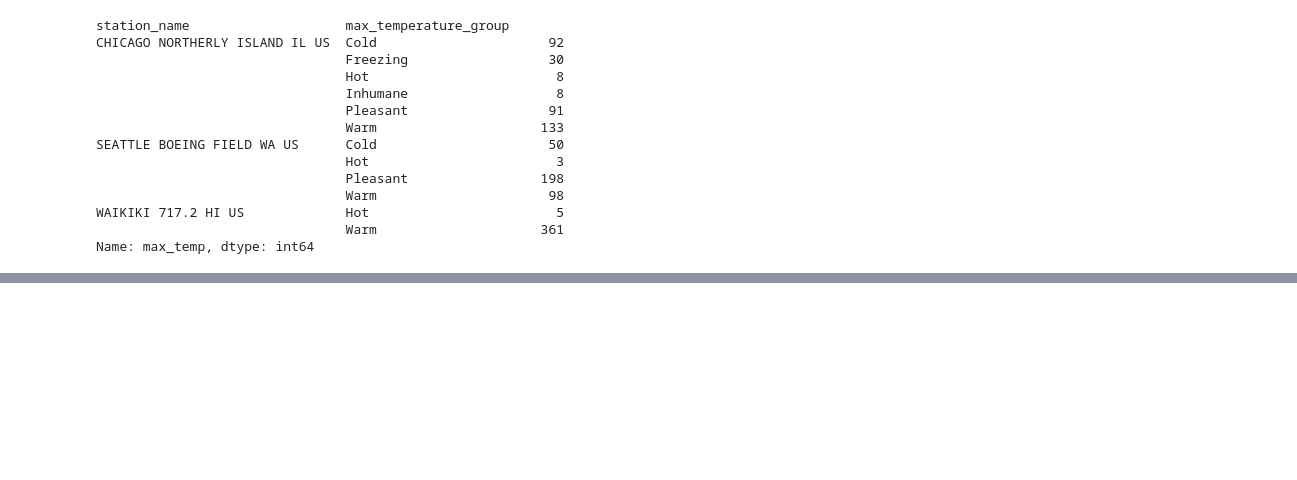
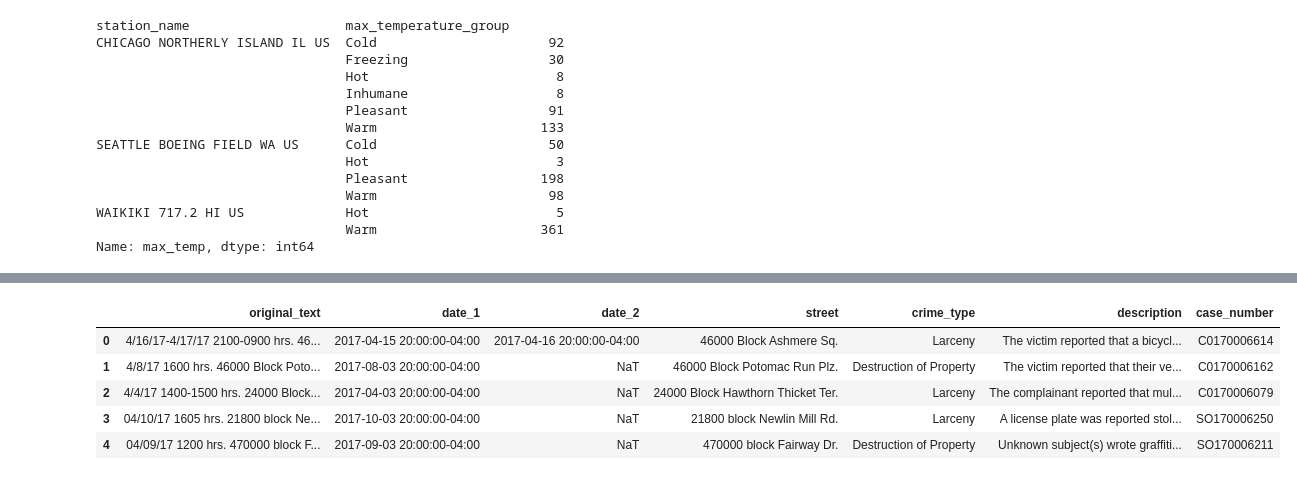
Before and after one commit to BubblyCoder/Personal-Projects, a Jupyter notebook: SQL Refresher/Convert sql to python.ipynb, the cells around one changed output, grey strips where cells are left out. Cells and saved outputs as stored; diff of their text form; code cells hidden in the pictures; blank space fills up the shorter version.

Commit message:
Added regex example 6.0

```diff
--- a/SQL Refresher/Convert sql to python.ipynb
+++ b/SQL Refresher/Convert sql to python.ipynb
@@ -403,0 +479,3 @@ Name: max_temp, dtype: int64
+# %%
+crime_reports = (pd.read_csv(r'C:\Users\Alvin Ong\Practical SQL\practical-sql-master\practical-sql-master\Chapter_13\crime_reports.csv',
+names = ['original_text'],header = None))
@@ -403,0 +500,33 @@ Name: max_temp, dtype: int64
+# %%
+crime_reports =(crime_reports.assign
+    (date_1 = crime_reports['original_text'].str.extract('(\d{1,2}\/\d{1,2}\/\d{2})'),
+     date_2 = crime_reports['original_text'].str.extract('-(\d{1,2}\/\d{1,2}\/\d{1,2})'),
+     street = crime_reports['original_text'].str.extract('hrs.\n(\d+ .+(?:Sq.|Plz.|Dr.|Ter.|Rd.))'),
+     crime_type = crime_reports['original_text'].str.extract('\n(?:\w+ \w+|\w+)\n(.*):'),
+     description = crime_reports['original_text'].str.extract('(?s):\s(.+)(?:C0|SO)'), #modified SQL regex from ':\s(.*)+(?:C0|SO)' to Python regex'(?s):\s(.+)(?!C0|SO)',
+                                                                                    #where (?s) will allow '.' to take in even line breaks
+     case_number = crime_reports['original_text'].str.extract('(C0+\d+|SO+\d+)')   #change the syntax to make it work
+
+    )
+                    )
+# %%
+# Not forgetting to change date_1 and date_2 to US Eastern time !
+crime_reports['date_1'] = pd.to_datetime(crime_reports['date_1'],dayfirst = True).dt.tz_localize('UTC').dt.tz_convert('US/Eastern')
+crime_reports['date_2'] = pd.to_datetime(crime_reports['date_2'],dayfirst = True).dt.tz_localize('UTC').dt.tz_convert('US/Eastern')
+# %%
+# removing \n from the various string
+# crime_reports['original_text'] = crime_reports['original_text'].str.replace('\n',' ')
+# crime_reports['description'] = crime_reports['description'].str.replace('\n',' ')
+crime_reports = crime_reports.replace(to_replace = {
+                     'original_text':{'\n':' '},
+                     'description':{'\n':' '},
+                     },regex = True)
+# %%
+crime_reports
+# %% [output]
+|  | original_text | date_1 | date_2 | street | crime_type | description | case_number |
+| 0 | 4/16/17-4/17/17 2100-0900 hrs. 46... | 2017-04-15 20:00:00-04:00 | 2017-04-16 20:00:00-04:00 | 46000 Block Ashmere Sq. | Larceny | The victim reported that a bicycl... | C0170006614 |
+| 1 | 4/8/17 1600 hrs. 46000 Block Poto... | 2017-08-03 20:00:00-04:00 | NaT | 46000 Block Potomac Run Plz. | Destruction of Property | The victim reported that their ve... | C0170006162 |
+| 2 | 4/4/17 1400-1500 hrs. 24000 Block... | 2017-04-03 20:00:00-04:00 | NaT | 24000 Block Hawthorn Thicket Ter. | Larceny | The complainant reported that mul... | C0170006079 |
+| 3 | 04/10/17 1605 hrs. 21800 block Ne... | 2017-10-03 20:00:00-04:00 | NaT | 21800 block Newlin Mill Rd. | Larceny | A license plate was reported stol... | SO170006250 |
+| 4 | 04/09/17 1200 hrs. 470000 block F... | 2017-09-03 20:00:00-04:00 | NaT | 470000 block Fairway Dr. | Destruction of Property | Unknown subject(s) wrote graffiti... | SO170006211 |
```
Also changed, not shown: parts of 9 cells of this notebook.
